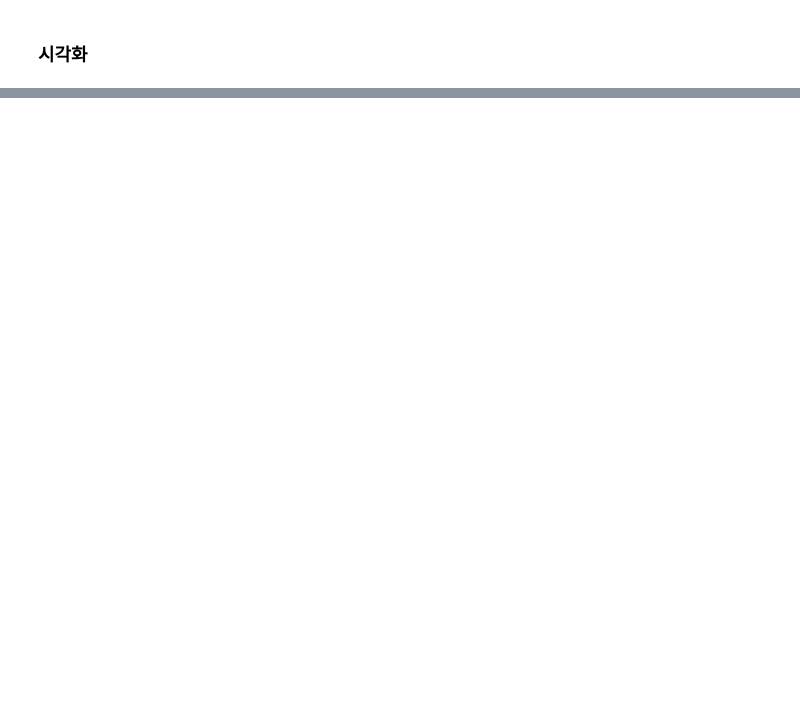
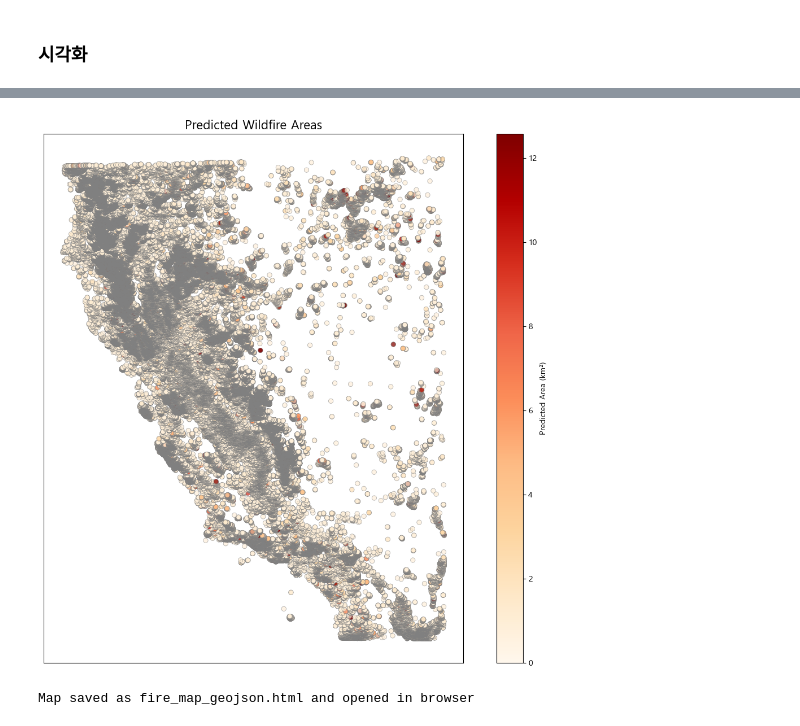
Before and after one commit to 2025-ML-miniProject01/bokey, a Jupyter notebook: wildfire_gdf.ipynb, the cells around one changed output, grey strips where cells are left out. Saved outputs shown, nothing was run; the diff lists cells and outputs as text; code cells hidden in the pictures; blank space fills up the shorter version.

```diff
--- a/wildfire_gdf.ipynb
+++ b/wildfire_gdf.ipynb
@@ -243,0 +101,75 @@ Name: predicted_area_km2, dtype: float64
+# %%
+# 1. merged_fire.csv 로드 및 GeoDataFrame 변환
+merged_df = pd.read_csv("./USA data/merged_fire.csv")
+# geometry를 Point 객체로 변환
+merged_df['geometry'] = merged_df.apply(lambda row: Point(row['longitude'], row['latitude']), axis=1)
+merged_gdf = gpd.GeoDataFrame(merged_df, geometry='geometry', crs="EPSG:4326")
+
+# 2. 데이터 보정 (ValueError 방지)
+# frp 값 보정: NaN 또는 inf를 0으로 대체
+merged_gdf['frp'] = merged_gdf['frp'].replace([np.inf, -np.inf], np.nan).fillna(0)
+# acq_date 처리
+if 'acq_date' not in merged_gdf.columns:
+    print("Warning: 'acq_date' not found, using placeholder")
+    merged_gdf['acq_date'] = "Unknown"
+else:
+    merged_gdf['acq_date'] = pd.to_datetime(merged_gdf['acq_date'], errors='coerce').dt.strftime('%Y-%m-%d %H:%M:%S')
+
+# 3. GeoPandas로 기본 지도 시각화 (검은색 테두리 조정)
+fig, ax = plt.subplots(figsize=(12, 10))
+merged_gdf.plot(
+    ax=ax,
+    column='predicted_area_km2',
+    cmap='OrRd',
+    edgecolor='gray',           # 검은색 대신 회색
+    linewidth=0.5,              # 테두리 두께 줄임
+    alpha=0.7,
+    legend=True,
+    vmin=0,
+    vmax=12.566,
+    legend_kwds={'label': "Predicted Area (km²)", 'orientation': "vertical"}
+)
+ax.set_title("Predicted Wildfire Areas", fontsize=16)
+ax.set_xticks([])
+ax.set_yticks([])
+plt.tight_layout()
+plt.show()
+# %% [output]
+[figure, added]
+# %%
+# 4. Folium으로 인터랙티브 지도 시각화 (당신의 HTML 스타일 유지)
+# 샘플링 (10% 사용)
+merged_gdf_sample = merged_gdf.sample(frac=0.1, random_state=42)
+
+# 지도 생성 (당신의 스타일: 기본 타일, 캘리포니아 중심)
+m = folium.Map(location=[37.5, -120], zoom_start=6)  # 기본 타일 사용
+marker_cluster = MarkerCluster().add_to(m)
+
+# GeoJSON 변환 및 팝업 설정
+geojson_data = merged_gdf_sample.to_json()
+folium.GeoJson(
+    geojson_data,
+    name="Fire Detection",
+    style_function=lambda x: {
+        'fillColor': 'red',        # 빨간색 채우기 유지
+        'color': 'gray',           # 검은색 대신 회색으로 변경
+        'weight': 0.5,             # 테두리 두께 줄여 시각성 개선
+        'fillOpacity': 0.6         # 약간 투명하게
+    },
+    popup=folium.features.GeoJsonPopup(
+        fields=['predicted_area_km2', 'acq_date', 'frp'],
+        aliases=['Predicted Area (km²)', 'Date', 'FRP'],
+        localize=True,
+        labels=True
+    )
+).add_to(marker_cluster)
+
+# 지도 저장 및 열기
+output_file = "fire_map_geojson.html"
+m.save(output_file)
+file_path = os.path.abspath(output_file)
+webbrowser.open(f"file://{file_path}")
+
+print(f"Map saved as {output_file} and opened in browser")
+# %% [output]
+Map saved as fire_map_geojson.html and opened in browser
```
Also changed, not shown: parts of 11 cells of this notebook, 3 other files.
